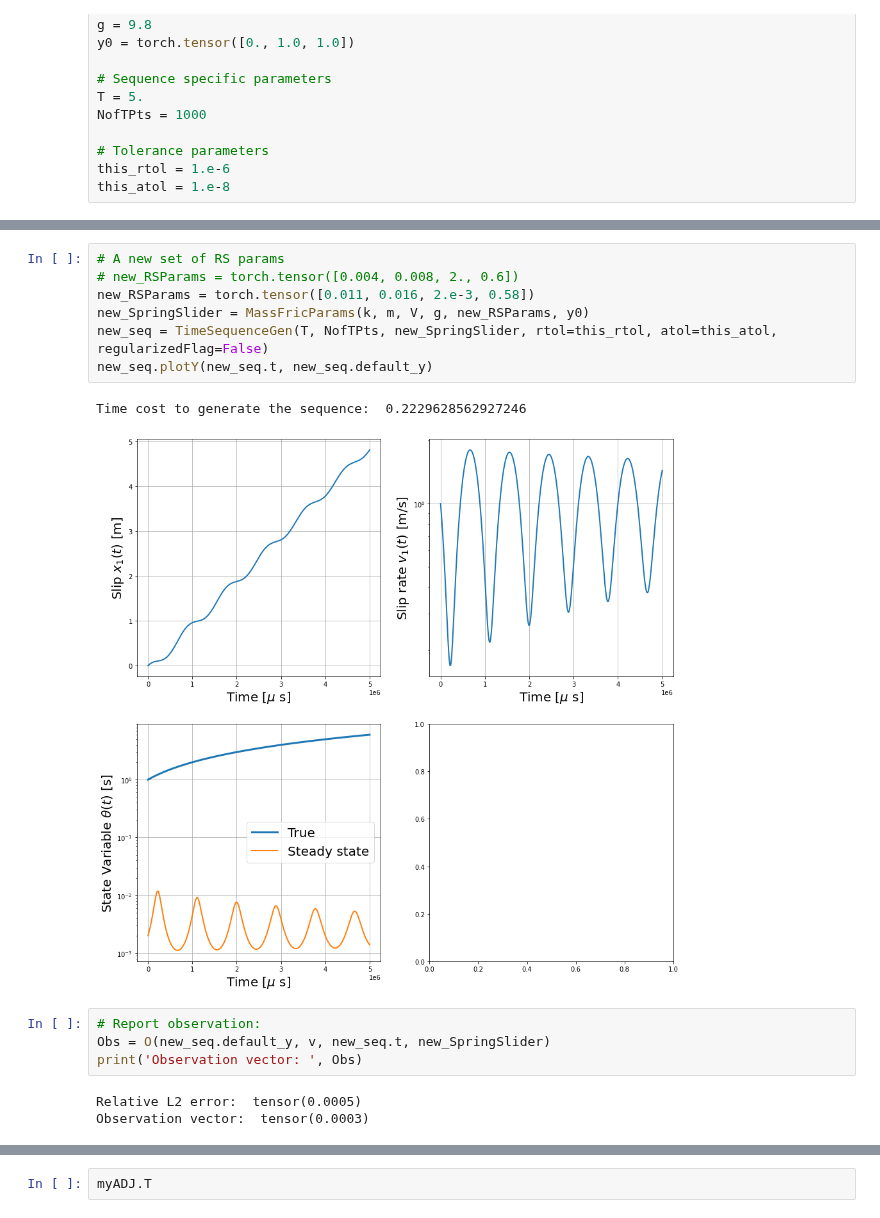
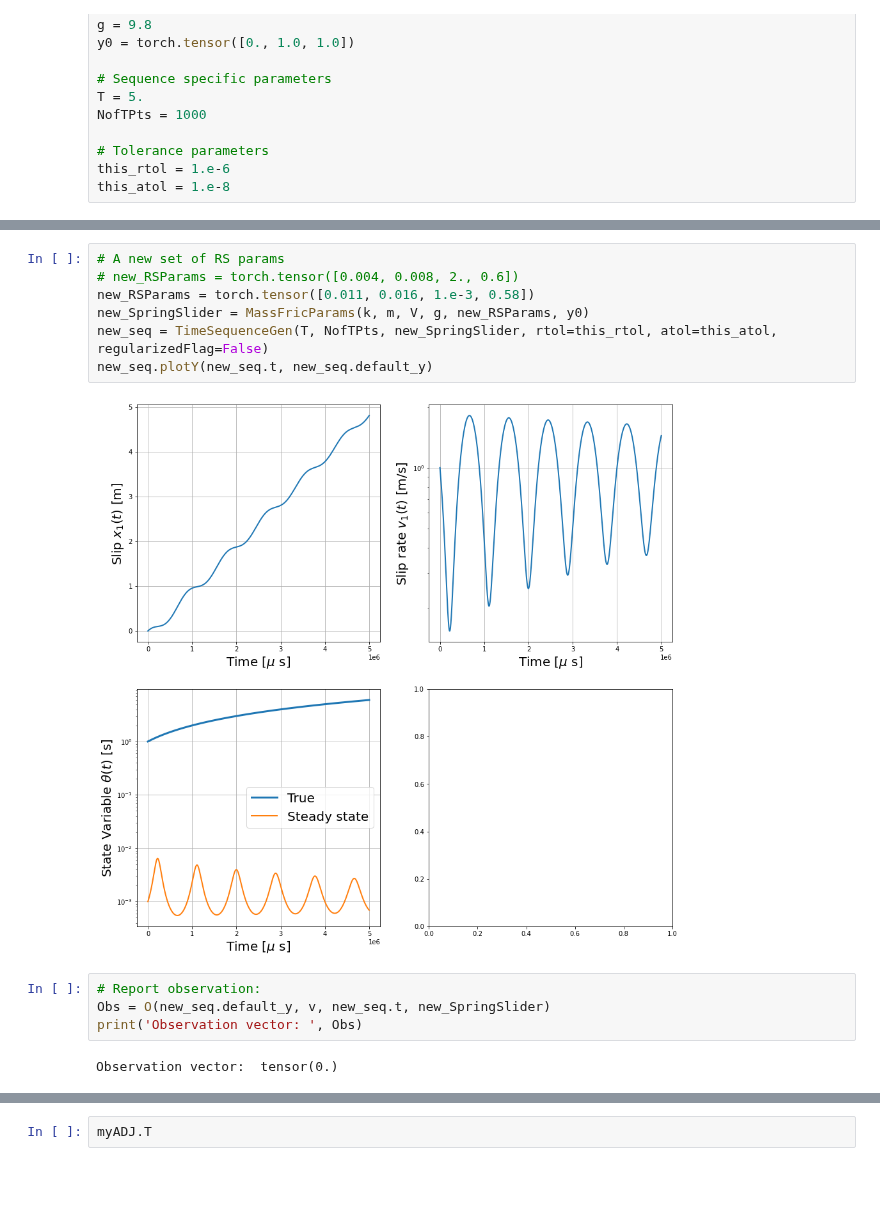
Before and after one commit to Shengduo/AdjtMethod, a Jupyter notebook: MassFricAdj1219.ipynb, the cells around one changed output, grey strips where cells are left out. Cells and saved outputs as stored; diff of their text form; blank space fills up the shorter version.

```diff
--- a/MassFricAdj1219.ipynb
+++ b/MassFricAdj1219.ipynb
@@ -666,20 +684,18 @@ Time cost to generate the sequence:  0.20554804801940918
 # %%
 # A new set of RS params
 # new_RSParams = torch.tensor([0.004, 0.008, 2., 0.6])
-new_RSParams = torch.tensor([0.011, 0.016, 2.e-3, 0.58])
+new_RSParams = torch.tensor([0.011, 0.016, 1.e-3, 0.58])
 new_SpringSlider = MassFricParams(k, m, V, g, new_RSParams, y0)
 new_seq = TimeSequenceGen(T, NofTPts, new_SpringSlider, rtol=this_rtol, atol=this_atol, regularizedFlag=False)
 new_seq.plotY(new_seq.t, new_seq.default_y)
 # %% [output]
-Time cost to generate the sequence:  0.2229628562927246
-[figure, old version]
+[figure, new version]
 # %%
 # Report observation:
 Obs = O(new_seq.default_y, v, new_seq.t, new_SpringSlider)
 print('Observation vector: ', Obs)
 # %% [output]
-Relative L2 error:  tensor(0.0005)
-Observation vector:  tensor(0.0003)
+Observation vector:  tensor(0.)
 # %%
 # Calculate DoDBeta
 myADJ = AdjDerivs(new_seq.default_y, v, new_seq.t, new_SpringSlider, rtol = 1.e-6, atol = 1.e-8)
```
Also changed, not shown: parts of 11 cells of this notebook, 1 other file.
